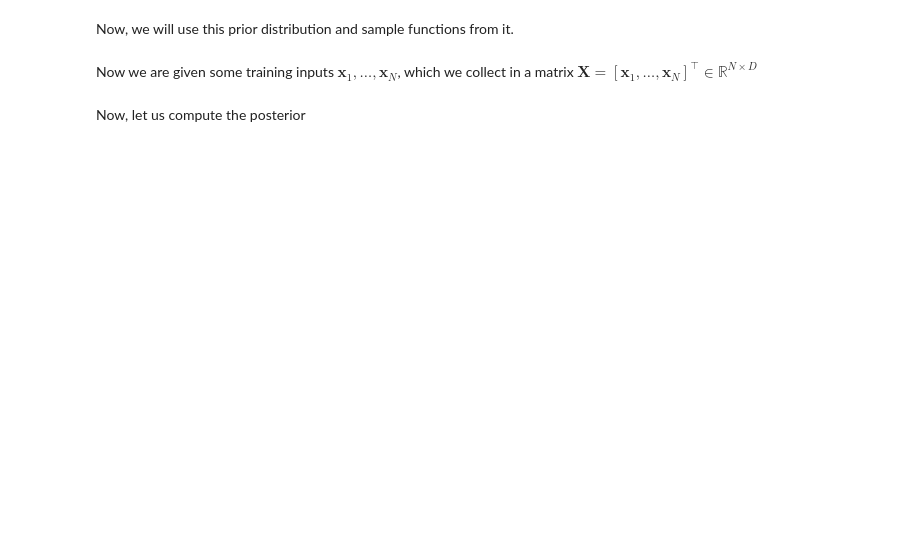
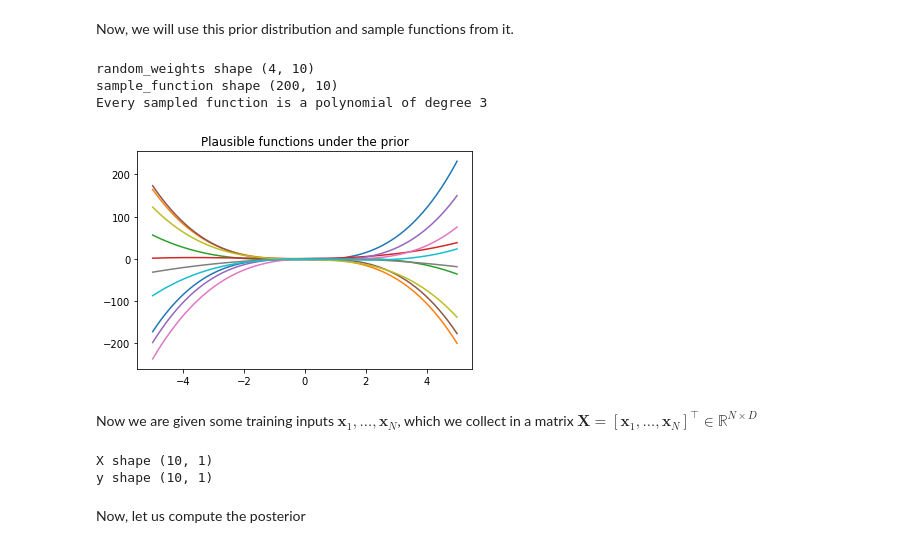
Before and after one commit to sean578/mml-book.github.io, a Jupyter notebook: tutorials/tutorial_linear_regression.ipynb, the cells around one changed output. Drawn from its saved outputs; the diff is of its cells as text; code cells hidden in the pictures; blank space fills up the shorter version.

```diff
--- a/tutorials/tutorial_linear_regression.ipynb
+++ b/tutorials/tutorial_linear_regression.ipynb
@@ -747,31 +751,41 @@ plt.title("Prior over functions");
 # %% [markdown]
 Now, we will use this prior distribution and sample functions from it.
 # %%
-## EDIT THIS CELL
-
 # samples from the prior
 num_samples = 10
 
 # We first need to generate random weights theta_i, which we sample from the parameter prior
 random_weights = np.random.normal(size=(pol_deg+1,num_samples), scale=np.sqrt(prior_var))
+print('random_weights shape', random_weights.shape)
 
 # Now, we compute the induced random functions, evaluated at the test input locations
 # Every function sample is given as f_i = Phi * theta_i,
 # where theta_i is a sample from the parameter prior
 
-sample_function = np.zeros((Ntest,)) # <-- EDIT THIS LINE
-raise NotImplementedError
+sample_function = Phi_test @ random_weights
+print('sample_function shape', sample_function.shape)
 
 plt.figure()
-plt.plot(Xtest, sample_function, color="r")
+plt.plot(Xtest, sample_function)
 plt.title("Plausible functions under the prior")
 print("Every sampled function is a polynomial of degree "+str(pol_deg));
+# %% [output]
+random_weights shape (4, 10)
+sample_function shape (200, 10)
+Every sampled function is a polynomial of degree 3
+[figure, added]
 # %% [markdown]
 Now we are given some training inputs $\boldsymbol x_1, \dotsc, \boldsymbol x_N$, which we collect in a matrix $\boldsymbol X = [\boldsymbol x_1, \dotsc, \boldsymbol x_N]^\top\in\mathbb{R}^{N\times D}$
 # %%
 N = 10
 X = np.random.uniform(high=5, low=-5, size=(N,1)) # training inputs, size Nx1
 y = g(X, np.sqrt(noise_var)) # training targets, size Nx1
+
+print('X shape', X.shape)
+print('y shape', y.shape)
+# %% [output]
+X shape (10, 1)
+y shape (10, 1)
 # %% [markdown]
 Now, let us compute the posterior
 # %%
```
Also changed, not shown: parts of 13 cells of this notebook.
